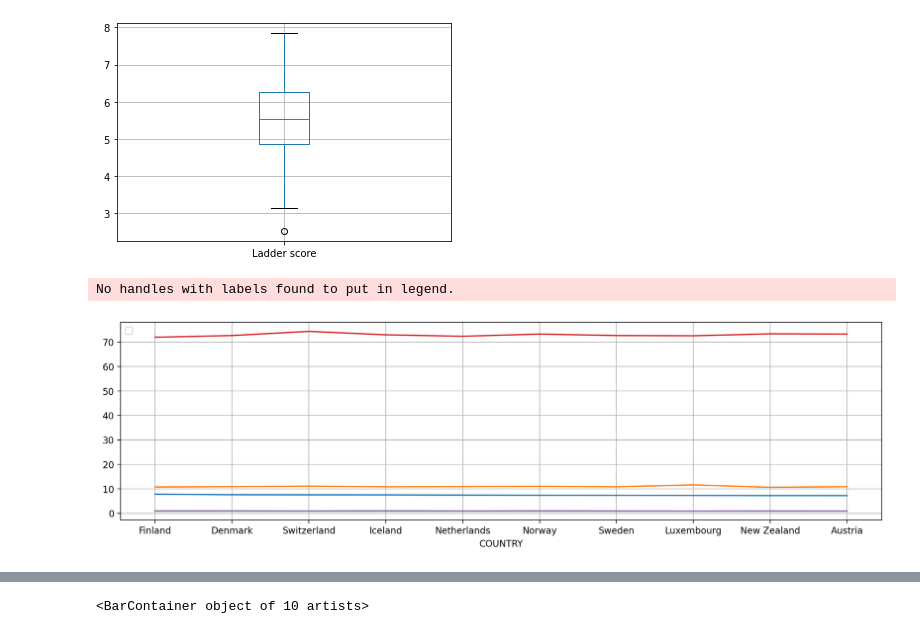
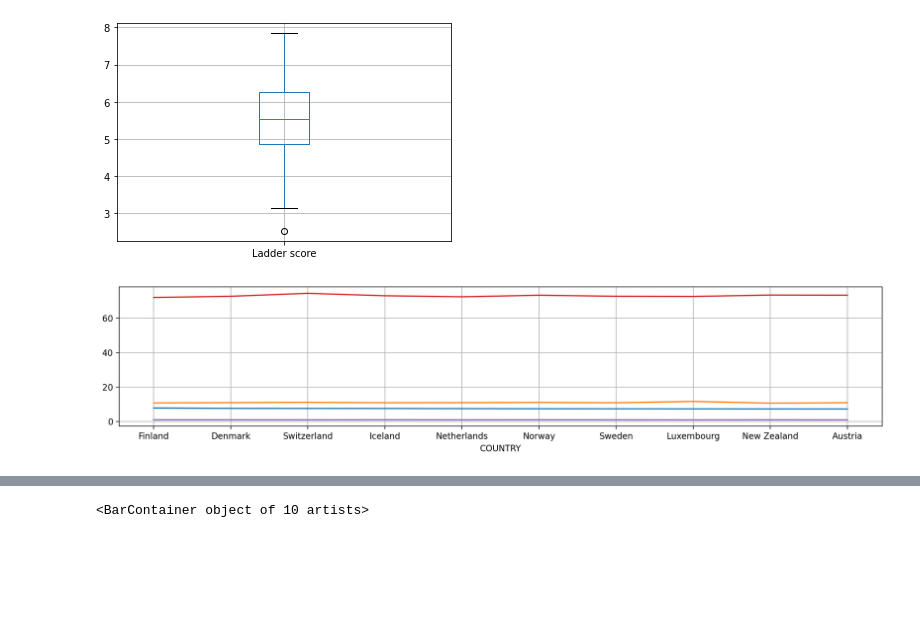
Before and after one commit to Umer-Qaiser/Project_LUMS_CES_Data_Leaders, a Jupyter notebook: Happiness_Predictor.ipynb, the cells around one changed output, grey strips where cells are left out. Cells and saved outputs as stored; diff of their text form; code cells hidden in the pictures; blank space fills up the shorter version.

```diff
--- a/Happiness_Predictor.ipynb
+++ b/Happiness_Predictor.ipynb
@@ -63,12 +73,11 @@ df_cleansed.boxplot("Ladder score")
 <matplotlib.axes._subplots.AxesSubplot at 0x...>
 [figure]
 # %%
-plt.figure(figsize=(15, 4),dpi=200)
+plt.figure(figsize=(16, 3),dpi=200)
 
 plt.xlabel("COUNTRY")
 plt.plot(df_cleansed["Country name"].head(10), df_cleansed[["Ladder score", "Logged GDP per capita", "Social support", "Healthy life expectancy", "Freedom to make life choices"]].head(10))
-plt.legend(loc='upper left')
+#plt.legend(loc='upper left')
 plt.grid()
 # %% [output]
-No handles with labels found to put in legend.
-[figure, old version]
+[figure, new version]
```
Also changed, not shown: parts of 21 cells of this notebook, 1 other file.
